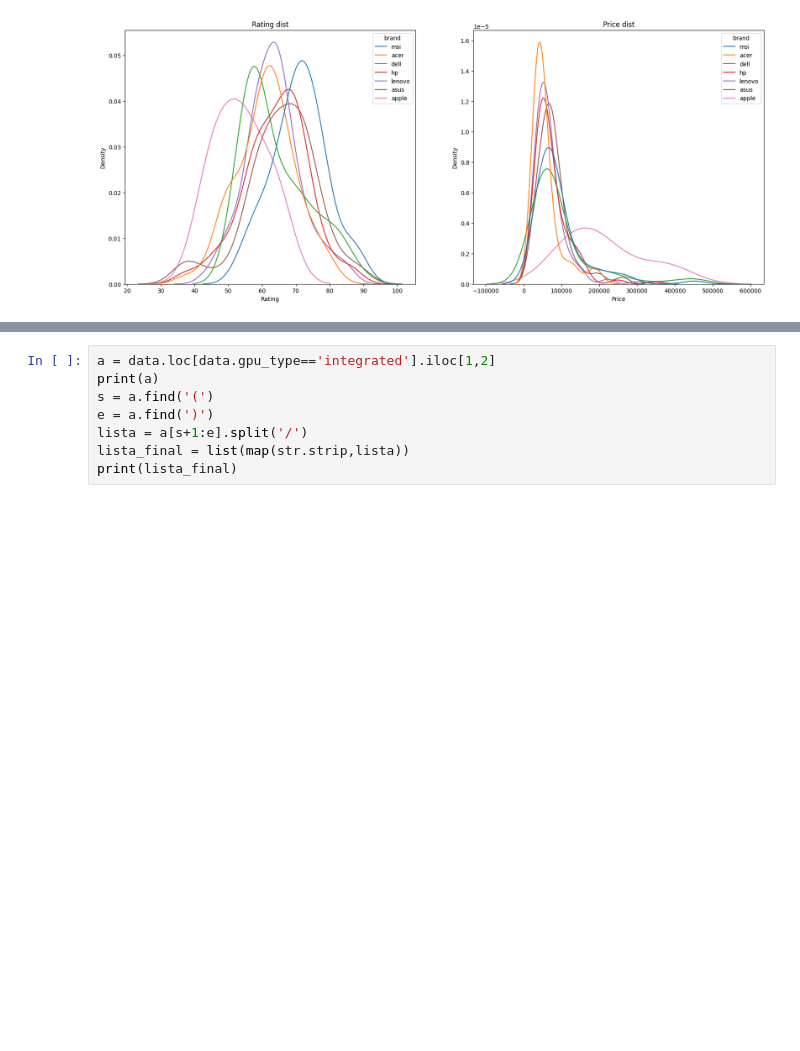
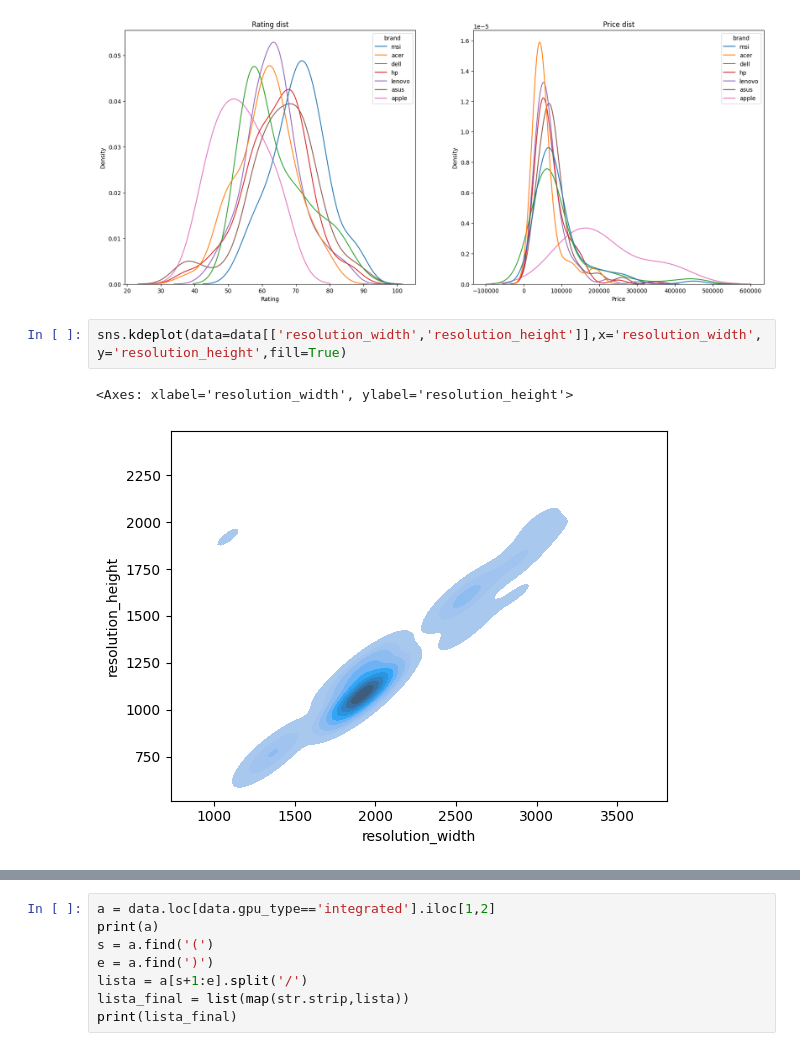
Before and after one commit to fantasy2fry/brand-laptops-clustering-ml, a Jupyter notebook: src/eda/Jan.ipynb, the cells around one changed output, grey strips where cells are left out. Cells and saved outputs as stored; diff of their text form; blank space fills up the shorter version.

```diff
--- a/src/eda/Jan.ipynb
+++ b/src/eda/Jan.ipynb
@@ -214,3 +239,8 @@ ax[1].set_title("Price dist")
 figure.show()
 # %% [output]
 [figure]
+# %%
+sns.kdeplot(data=data[['resolution_width','resolution_height']],x='resolution_width',y='resolution_height',fill=True)
+# %% [output]
+<Axes: xlabel='resolution_width', ylabel='resolution_height'>
+[figure, added]
```
Also changed, not shown: parts of 10 cells of this notebook.
